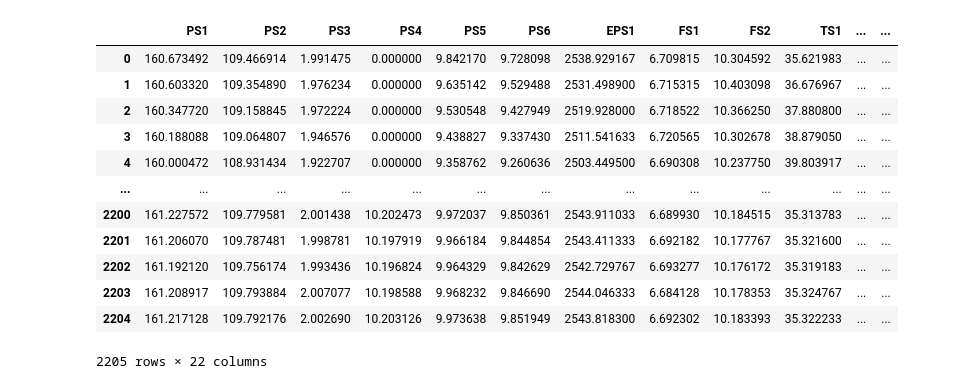
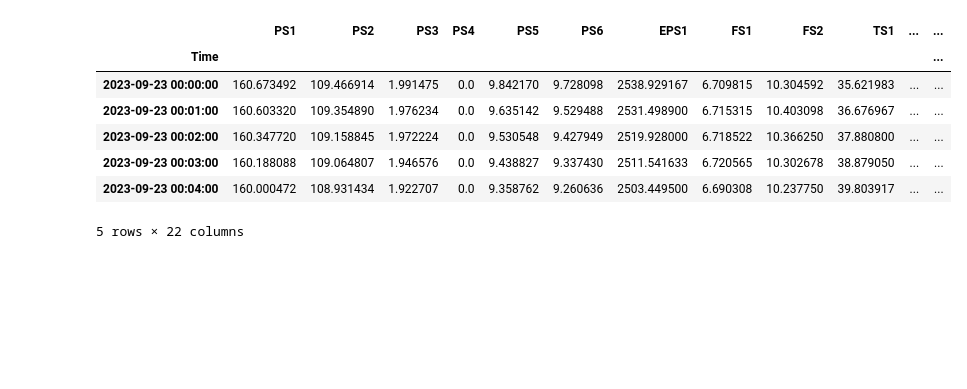
Before and after one commit to Arancium98/ucihydraulic, a Jupyter notebook: EDA.ipynb, the cells around one changed output. Cells and saved outputs as stored; diff of their text form; code cells hidden in the pictures; blank space fills up the shorter version.

```diff
--- a/EDA.ipynb
+++ b/EDA.ipynb
@@ -3,17 +0,0 @@ import pandas as pd
-# %%
-data = pd.read_csv("Data.csv")
-data
-# %% [output]
-|  | PS1 | PS2 | PS3 | PS4 | PS5 | PS6 | EPS1 | FS1 | FS2 | TS1 | ... | ... |
-| 0 | 160.673492 | 109.466914 | 1.991475 | 0.000000 | 9.842170 | 9.728098 | 2538.929167 | 6.709815 | 10.304592 | 35.621983 | ... | ... |
-| 1 | 160.603320 | 109.354890 | 1.976234 | 0.000000 | 9.635142 | 9.529488 | 2531.498900 | 6.715315 | 10.403098 | 36.676967 | ... | ... |
-| 2 | 160.347720 | 109.158845 | 1.972224 | 0.000000 | 9.530548 | 9.427949 | 2519.928000 | 6.718522 | 10.366250 | 37.880800 | ... | ... |
-| 3 | 160.188088 | 109.064807 | 1.946576 | 0.000000 | 9.438827 | 9.337430 | 2511.541633 | 6.720565 | 10.302678 | 38.879050 | ... | ... |
-| 4 | 160.000472 | 108.931434 | 1.922707 | 0.000000 | 9.358762 | 9.260636 | 2503.449500 | 6.690308 | 10.237750 | 39.803917 | ... | ... |
-| ... | ... | ... | ... | ... | ... | ... | ... | ... | ... | ... | ... | ... |
-| 2200 | 161.227572 | 109.779581 | 2.001438 | 10.202473 | 9.972037 | 9.850361 | 2543.911033 | 6.689930 | 10.184515 | 35.313783 | ... | ... |
-| 2201 | 161.206070 | 109.787481 | 1.998781 | 10.197919 | 9.966184 | 9.844854 | 2543.411333 | 6.692182 | 10.177767 | 35.321600 | ... | ... |
-| 2202 | 161.192120 | 109.756174 | 1.993436 | 10.196824 | 9.964329 | 9.842629 | 2542.729767 | 6.693277 | 10.176172 | 35.319183 | ... | ... |
-| 2203 | 161.208917 | 109.793884 | 2.007077 | 10.198588 | 9.968232 | 9.846690 | 2544.046333 | 6.684128 | 10.178353 | 35.324767 | ... | ... |
-| 2204 | 161.217128 | 109.792176 | 2.002690 | 10.203126 | 9.973638 | 9.851949 | 2543.818300 | 6.692302 | 10.183393 | 35.322233 | ... | ... |
-2205 rows × 22 columns
@@ -19,0 +52,15 @@ data
+# %%
+data = pd.read_csv("Data.csv")
+data['Time'] = range(len(data))
+data['Time'] = pd.to_datetime(data['Time'], unit='m', origin=pd.Timestamp('2023-09-23 00:00:00'))
+data.set_index('Time', inplace=True)
+data.head()
+# %% [output]
+|  | PS1 | PS2 | PS3 | PS4 | PS5 | PS6 | EPS1 | FS1 | FS2 | TS1 | ... | ... |
+| Time |  |  |  |  |  |  |  |  |  |  |  | ... |
+| 2023-09-23 00:00:00 | 160.673492 | 109.466914 | 1.991475 | 0.0 | 9.842170 | 9.728098 | 2538.929167 | 6.709815 | 10.304592 | 35.621983 | ... | ... |
+| 2023-09-23 00:01:00 | 160.603320 | 109.354890 | 1.976234 | 0.0 | 9.635142 | 9.529488 | 2531.498900 | 6.715315 | 10.403098 | 36.676967 | ... | ... |
+| 2023-09-23 00:02:00 | 160.347720 | 109.158845 | 1.972224 | 0.0 | 9.530548 | 9.427949 | 2519.928000 | 6.718522 | 10.366250 | 37.880800 | ... | ... |
+| 2023-09-23 00:03:00 | 160.188088 | 109.064807 | 1.946576 | 0.0 | 9.438827 | 9.337430 | 2511.541633 | 6.720565 | 10.302678 | 38.879050 | ... | ... |
+| 2023-09-23 00:04:00 | 160.000472 | 108.931434 | 1.922707 | 0.0 | 9.358762 | 9.260636 | 2503.449500 | 6.690308 | 10.237750 | 39.803917 | ... | ... |
+5 rows × 22 columns
```
Also changed, not shown: parts of 11 cells of this notebook.
